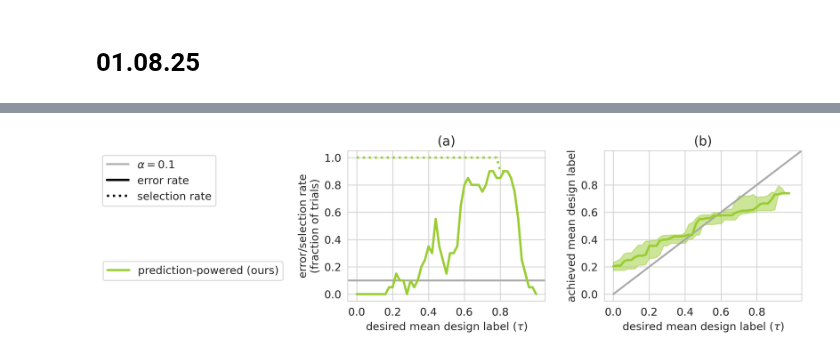
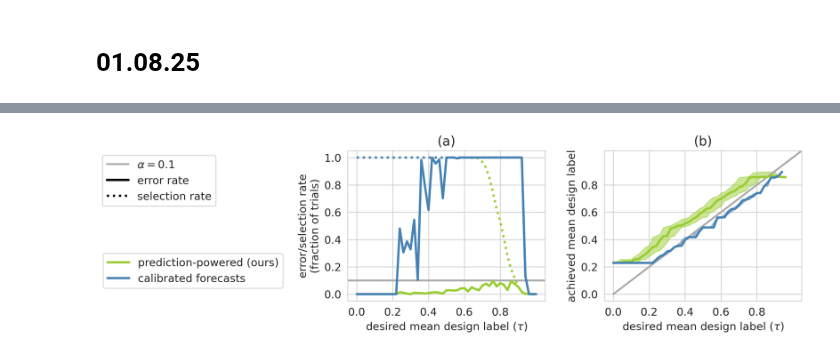
Before and after one commit to clarafy/design-algorithm-selection, a Jupyter notebook: notebooks/gb1-5k-exceedance-121824.ipynb, the cells around one changed output, grey strips where cells are left out. Saved outputs shown, nothing was run; the diff lists cells and outputs as text; code cells hidden in the pictures.

Commit message:
organize selection methods as w/ and w/o calibration data

```diff
--- a/notebooks/gb1-5k-exceedance-121824.ipynb
+++ b/notebooks/gb1-5k-exceedance-121824.ipynb
@@ -240,3 +270,19 @@ print(np.sum(ytrain_n), np.sum(ycal_n))
+# %%
+# load pp
+pp_results_csv_fname = '/data/wongfanc/gb1-results/gb1-pp-exceed0.9000-011425-2.csv'
+
+pp_df = pd.read_csv(pp_results_csv_fname, index_col=0)
+ppworst_v, pperr_v, ppdisc_v, ppval2temprange = utils.process_gb1_selection_experiments(
+    pp_df, target_values, temperatures, temp2exceed, n_trial, imp_or_pp='pp'
+)
+# %%
+# load calibrated forecasts
+forecast_csv_fname = '/data/wongfanc/gb1-results/gb1-qc-exceed{:.4f}-011625-2.csv'.format(exceedance_threshold)
+
+forecast_df = pd.read_csv(forecast_csv_fname, index_col=0)
+qcworst_v, qcerr_v, qcdisc_v = utils.process_gb1_cp_selection_experiments(
+    forecast_df, target_values, temperatures, temp2exceed, n_trial
+)
 # %%
 # one-row figure
 fig, axs = plt.subplots(1, 2, figsize=(9, 3), dpi=300)
@@ -245,16 +291,11 @@ ax1 = axs[1]
 fig.subplots_adjust(wspace=0.3)
 
 alpha = 0.1
-wf_type = 'cs'
-imp_color = 'darkorange'
 pp_color = 'yellowgreen'
-wf_colors = ['indigo', 'mediumvioletred', '#ff697b']
 dark_line_color = 'darkgray'
 
 lw = 2.5
 legend_fs = 12
-imp_xlim = [-0.05, 1.05]
-imp_xticks = np.arange(0, 1., 0.2)
 pp_xlim = [-0.05, 1.05]
 pp_xticks = np.arange(0, 1., 0.2)
 
@@ -263,21 +304,13 @@ q_high = 0.8
 
 
 # ===== subplot (a) =====
-# ax0.plot(target_values, imperr_v, c=imp_color, linewidth=lw);
-# ax0.plot(target_values, impdisc_v, ':', c=(255/255, 191/255, 0), linewidth=lw);
-
-# for q_idx, q in enumerate(qs):
-#     _, wferr_v, wfdisc_v, _ = wf_type2results[wf_type][q]
-#     ax0.plot(target_values, wferr_v, c=wf_colors[q_idx], linewidth=lw);
-#     ax0.plot(target_values, wfdisc_v, ':', c=wf_colors[q_idx], linewidth=lw);
-
 ax0.axhline(alpha, linestyle='-', color=dark_line_color, alpha=1, linewidth=2, label=r'$\alpha = {}$'.format(alpha));
 
 ax0.plot(target_values, pperr_v, c=pp_color, linewidth=lw);
 ax0.plot(target_values, ppdisc_v, ':', c=pp_color, linewidth=lw);
 
-# ax0.plot(target_values, qcerr_v, c='steelblue', linewidth=lw);
-# ax0.plot(target_values, qcdisc_v, ':', c='steelblue', linewidth=lw);
+ax0.plot(target_values, qcerr_v, c='steelblue', linewidth=lw);
+ax0.plot(target_values, qcdisc_v, ':', c='steelblue', linewidth=lw);
 
 # dummy so get legend labels
 ax0.plot(-1, -1, linestyle='-', color='k', linewidth=lw, label='error rate')
@@ -285,76 +318,46 @@ ax0.plot(-1, -1, linestyle=':', color='k', linewidth=lw, label='selection rate')
 
 ax0.set_ylim([-0.05, 1.05])
 ax0.set_yticks(np.arange(0, 1.05, 0.2))
-ax0.set_xlim(imp_xlim)
-ax0.set_xticks(imp_xticks)
+ax0.set_xlim(pp_xlim)
+ax0.set_xticks(pp_xticks)
 ax0.set_ylabel('error/selection rate\n(fraction of trials)');
 ax0.set_xlabel(r'desired mean design label ($\tau$)');
 ax0.set_title('(a)')
 ax0.legend(fontsize=legend_fs, loc='center left', bbox_to_anchor=(-1.27, 0.8))
-# ax0.legend(fontsize=legend_fs, loc='upper left', bbox_to_anchor=(0.0, 0.95))
 
 
 # ===== subplot (b) =====
 
 ax1.plot([0, 1.5], [0, 1.5], '-', c=dark_line_color, alpha=1, linewidth=2);
-# ax1.plot(
-#     target_values, [np.median(worst) if len(worst) else np.nan for worst in impworst_v],
-#     c=imp_color, label='prediction-only', linewidth=lw,
-# )
-# ax1.fill_between(
-#     target_values, [np.quantile(worst, q_low) if len(worst) else np.nan for worst in impworst_v],
-#     [np.quantile(worst, q_high) if len(worst) else np.nan for worst in impworst_v],
-#     color=imp_color, alpha=0.5,
-# )
 
 ax1.plot(
     target_values, [np.median(worst) if len(worst) else np.nan for worst in ppworst_v],
     c=pp_color, label='prediction-powered (ours)', linewidth=lw,
 )
 ax1.fill_between(
     target_values, [np.quantile(worst, q_low) if len(worst) else np.nan for worst in ppworst_v],
     [np.quantile(worst, q_high) if len(worst) else np.nan for worst in ppworst_v],
     color=pp_color, alpha=0.5,
 )
 
-# for q_idx, q in enumerate(qs):
-#     # qa = 0.3 + (1 - q) * 0.7
-#     wfworst_v, _, _, _ = wf_type2results[wf_type][q]
-#     ax1.plot(
-#         target_values, [np.median(worst) if len(worst) else np.nan for worst in wfworst_v],
-#         c=wf_colors[q_idx], label=f'GMM forecasts, q = {q}', linewidth=lw,
-#     )
-#     ax1.fill_between(
-#         target_values, [np.quantile(worst, q_low) if len(worst) else np.nan for worst in wfworst_v],
-#         [np.quantile(worst, q_high) if len(worst) else np.nan for worst in wfworst_v],
-#         color=wf_colors[q_idx], alpha=0.5,
-#     )
+ax1.plot(
+    target_values, [np.median(worst) if len(worst) else np.nan for worst in qcworst_v],
+    c='steelblue', label='calibrated forecasts', linewidth=lw,
+)
+ax1.fill_between(
+    target_values, [np.quantile(worst, q_low) if len(worst) else np.nan for worst in qcworst_v],
+    [np.quantile(worst, q_high) if len(worst) else np.nan for worst in qcworst_v],
+    color='steelblue', alpha=0.5,
+)
 
-
-# ax1.plot(
-#     target_values, [np.median(worst) if len(worst) else np.nan for worst in qcworst_v],
-#     c='steelblue', label='calibrated forecasts', linewidth=lw,
-# )
-# ax1.fill_between(
-#     target_values, [np.quantile(worst, q_low) if len(worst) else np.nan for worst in qcworst_v],
-#     [np.quantile(worst, q_high) if len(worst) else np.nan for worst in qcworst_v],
-#     color='steelblue', alpha=0.5,
-# )
-
-ax1.set_xlim(imp_xlim)
-ax1.set_ylim(imp_xlim)
-ax1.set_xticks(imp_xticks)
-ax1.set_yticks(imp_xticks)
-# ax1.legend(fontsize=legend_fs, loc='center left', bbox_to_anchor=(1.05, 0.5))
+ax1.set_xlim(pp_xlim)
+ax1.set_ylim(pp_xlim)
+ax1.set_xticks(pp_xticks)
+ax1.set_yticks(pp_xticks)
 legend = ax1.legend(fontsize=legend_fs, loc='center right', bbox_to_anchor=(-1.6, 0.2))
-
-# font_properties = FontProperties()
-# font_properties.set_family('monospace')
-# font_properties.set_name('Courier')
-# legend.get_texts()[2].set_fontproperties(font_properties)
 
 ax1.set_title('(b)')
 ax1.set_ylabel('achieved mean design label');
 ax1.set_xlabel(r'desired mean design label ($\tau$)');
 # %% [output]
-[figure, old version]
+[figure, new version]
```
Also changed, not shown: parts of 18 cells of this notebook, 9 other files.
